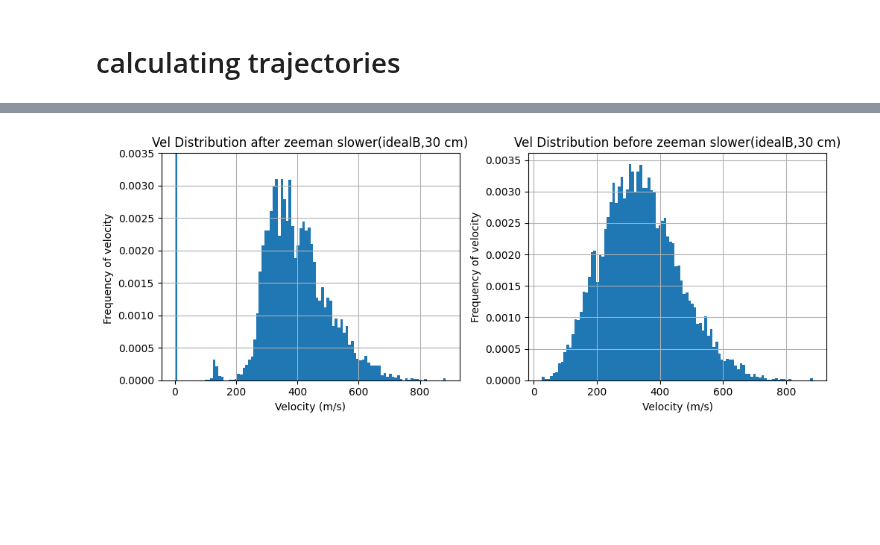
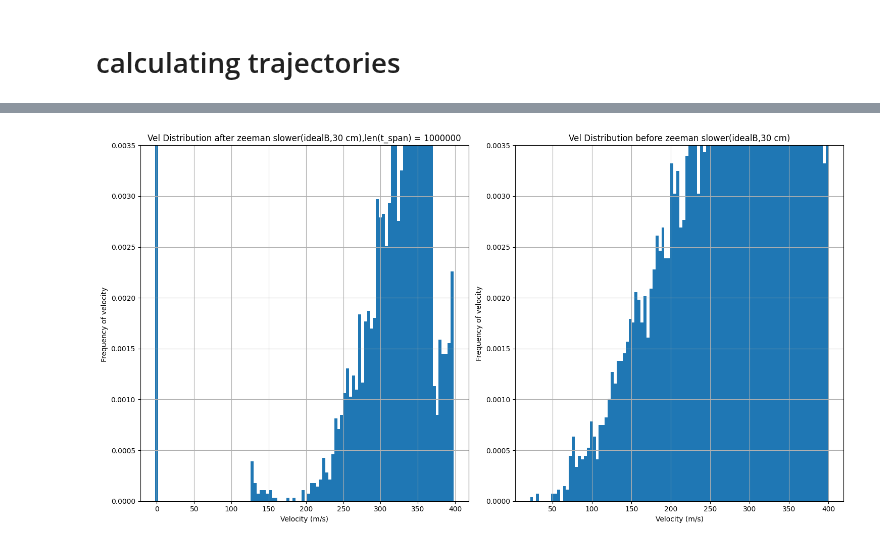
Before and after one commit to benfox4543/YB-zeeman-slower, a Jupyter notebook: zeeman slower_yb(fix after loosing good one).ipynb, the cells around one changed output, grey strips where cells are left out. Saved outputs shown, nothing was run; the diff lists cells and outputs as text; code cells hidden in the pictures; blank space fills up the shorter version.

```diff
--- a/zeeman slower_yb(fix after loosing good one).ipynb
+++ b/zeeman slower_yb(fix after loosing good one).ipynb
@@ -403,7 +401,7 @@ maxwell_boltzmann = MaxwellBoltzmann(a=0, name="Maxwell-Boltzmann")
 # %%
 size = 10000# Number of samples
 velocities = maxwell_boltzmann.rvs(size=size)
-
+velocities = [i for i in velocities if i < 400]
 # Display the sampled velocities
 print(len(velocities))
 plt.hist(velocities, bins=100, density=True)
@@ -425,7 +422,7 @@ def simulate_trajectory(v_0, t_span,f_interp, mass_lab):
     for q in range(len(t_span)):
         dt = t_span[q] - di
 
-        if s > 0.3 or v_0 < 0:  # Break condition
+        if s > 0.3 or v_0 < 0 or v_0 >= 400:  # Break condition
             break
 
         # Interpolate the force profile
@@ -453,0 +447,28 @@ velocities[0]
+# %%
+t_max = 0.05
+t_len = [100,1000,10000,100000]
+v_t_z = []
+z_t_z = []
+t_lenn = []
+for i in t_len:
+    t_span = np.linspace(0, t_max, i)
+    v_t,z_t,t = simulate_trajectory(100, t_span,f_interp, mass_lab)
+    v_t_z.append(v_t)
+    t_lenn.append(t)
+    z_t_z.append(z_t)
+fig,ax = plt.subplots(1,4,figsize=(15,5))
+ax[0].plot(np.array(t_lenn[0])*1000,np.array(v_t_z[0]))
+ax[1].plot(np.array(t_lenn[1])*1000,np.array(v_t_z[1]))
+ax[2].plot(np.array(t_lenn[2])*1000,np.array(v_t_z[2]))
+ax[3].plot(np.array(t_lenn[3])*1000,np.array(v_t_z[3]))
+ax[0].set_xlabel('Time (ms)')
+ax[0].set_ylabel('velocity (cm)')
+ax[1].set_xlabel('Time (ms)')
+ax[1].set_ylabel('velocity (cm)')
+ax[2].set_xlabel('Time (ms)')
+ax[2].set_ylabel('velocity (cm)')
+ax[0].set_title('Velocity vs Time for 100 steps')
+ax[1].set_title('Velocity vs Time for 1000 steps')
+ax[2].set_title('Velocity vs Time for 10000 steps')
+ax[3].set_title('Velocity vs Time for 100000 steps')
+plt.tight_layout()
@@ -458,7 +481,7 @@ capture_effeciecency = []
 v_z_n = []
 t_n_all = []
 t_max = 0.05
-t_span = np.linspace(0, t_max, 1000000)
+t_span = np.linspace(0, t_max, 1000)
 
 #for key in force_profiles:
 f_interp = RegularGridInterpolator((np.array(v)*vc,np.array(x)*x0/100),rateeq.profile['Fz'].F[2]*Fc,method='linear')
@@ -502,18 +527,20 @@ print(c*100/10000)
 # %%
-fig, ax = plt.subplots(1, 2, figsize=(10, 4))
+fig, ax = plt.subplots(1, 2, figsize=(15, 8))
 
 ax[0].hist(final_velocity, bins=100, density=True)
 ax[1].hist(initial_velocity, bins=100, density=True)
 
 ax[0].grid()
 ax[1].grid()
-ax[0].set_title('Vel Distribution after zeeman slower(idealB,30 cm)')
+ax[0].set_title('Vel Distribution after zeeman slower(idealB,30 cm),len(t_span) = 1000000')
 ax[1].set_title('Vel Distribution before zeeman slower(idealB,30 cm)')
 ax[0].set_ylabel('Frequency of velocity ')
 ax[1].set_xlabel('Velocity (m/s)' )
 ax[0].set_xlabel('Velocity (m/s)')
 ax[1].set_ylabel('Frequency of velocity')
 ax[0].set_ylim([0,0.0035])
+
+ax[1].set_ylim([0,0.0035])
 plt.tight_layout()
 # %% [output]
-[figure, old version]
+[figure, new version]
```
Also changed, not shown: parts of 25 cells of this notebook.
